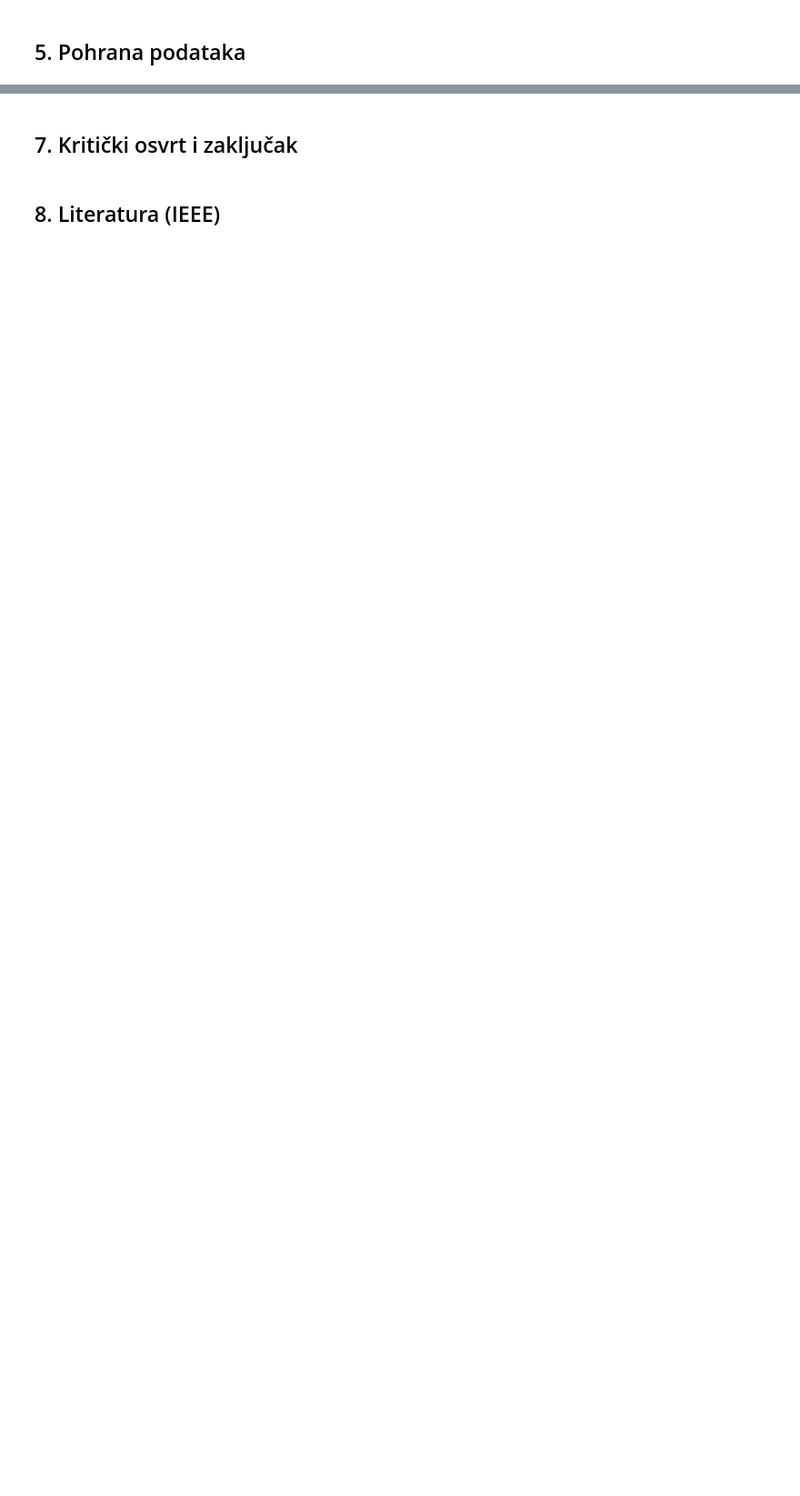
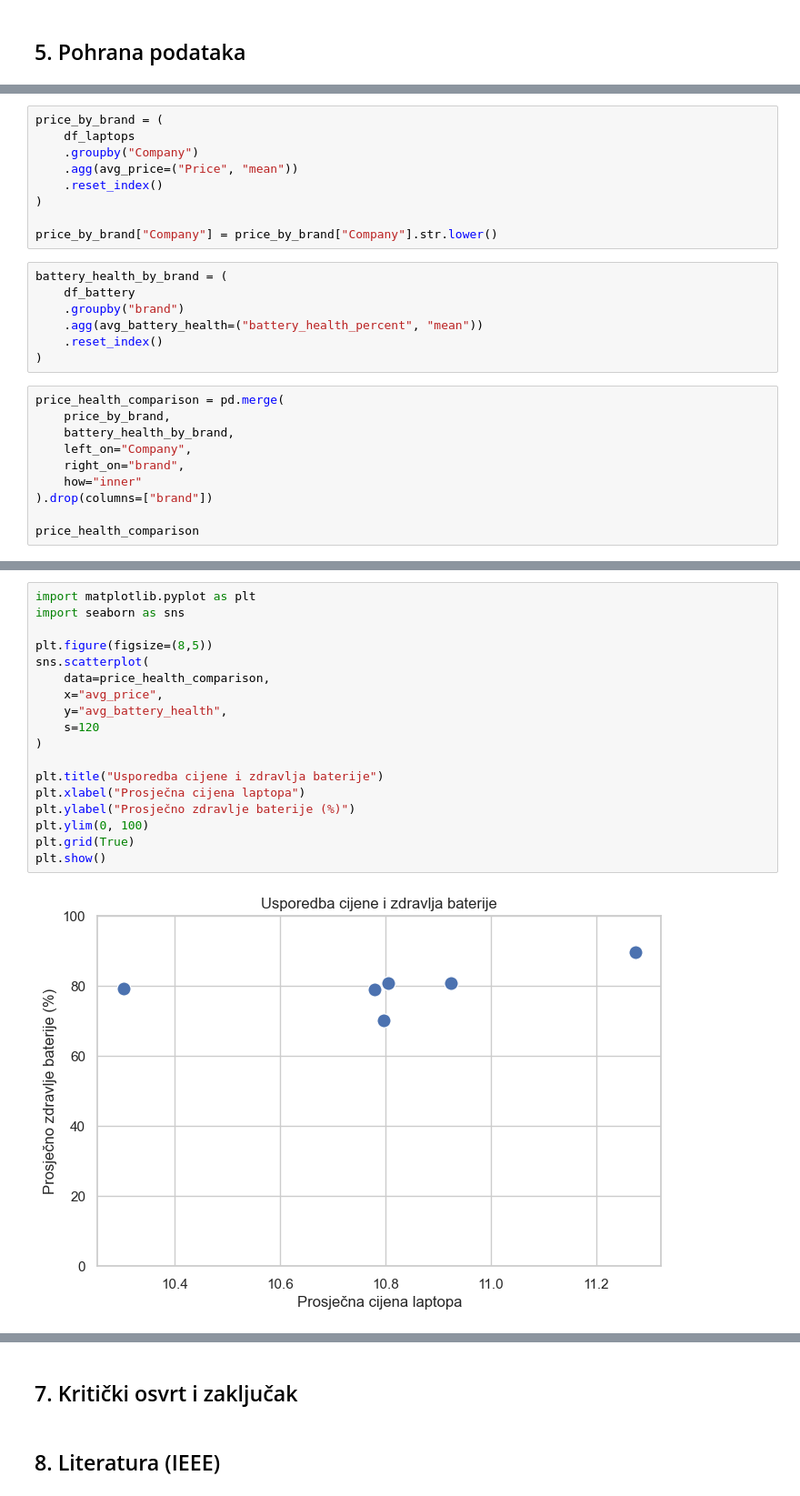
Before and after one commit to rdomgjona21/PAP_projekt, a Jupyter notebook: projekt.ipynb, the cells around one changed output, grey strips where cells are left out. Shown at 91% size. Drawn from its saved outputs; the diff is of its cells as text; blank space fills up the shorter version.

```diff
--- a/projekt.ipynb
+++ b/projekt.ipynb
@@ -27,0 +240,26 @@ df_battery = pd.read_excel("data/laptop_battery_health_usage.xlsx")
+# %%
+price_by_brand = (
+    df_laptops
+    .groupby("Company")
+    .agg(avg_price=("Price", "mean"))
+    .reset_index()
+)
+
+price_by_brand["Company"] = price_by_brand["Company"].str.lower()
+# %%
+battery_health_by_brand = (
+    df_battery
+    .groupby("brand")
+    .agg(avg_battery_health=("battery_health_percent", "mean"))
+    .reset_index()
+)
+# %%
+price_health_comparison = pd.merge(
+    price_by_brand,
+    battery_health_by_brand,
+    left_on="Company",
+    right_on="brand",
+    how="inner"
+).drop(columns=["brand"])
+
+price_health_comparison
@@ -27,0 +274,20 @@ df_battery = pd.read_excel("data/laptop_battery_health_usage.xlsx")
+# %%
+import matplotlib.pyplot as plt
+import seaborn as sns
+
+plt.figure(figsize=(8,5))
+sns.scatterplot(
+    data=price_health_comparison,
+    x="avg_price",
+    y="avg_battery_health",
+    s=120
+)
+
+plt.title("Usporedba cijene i zdravlja baterije")
+plt.xlabel("Prosječna cijena laptopa")
+plt.ylabel("Prosječno zdravlje baterije (%)")
+plt.ylim(0, 100)
+plt.grid(True)
+plt.show()
+# %% [output]
+[figure, added]
```
Also changed, not shown: parts of 26 cells of this notebook, 5 other files.
